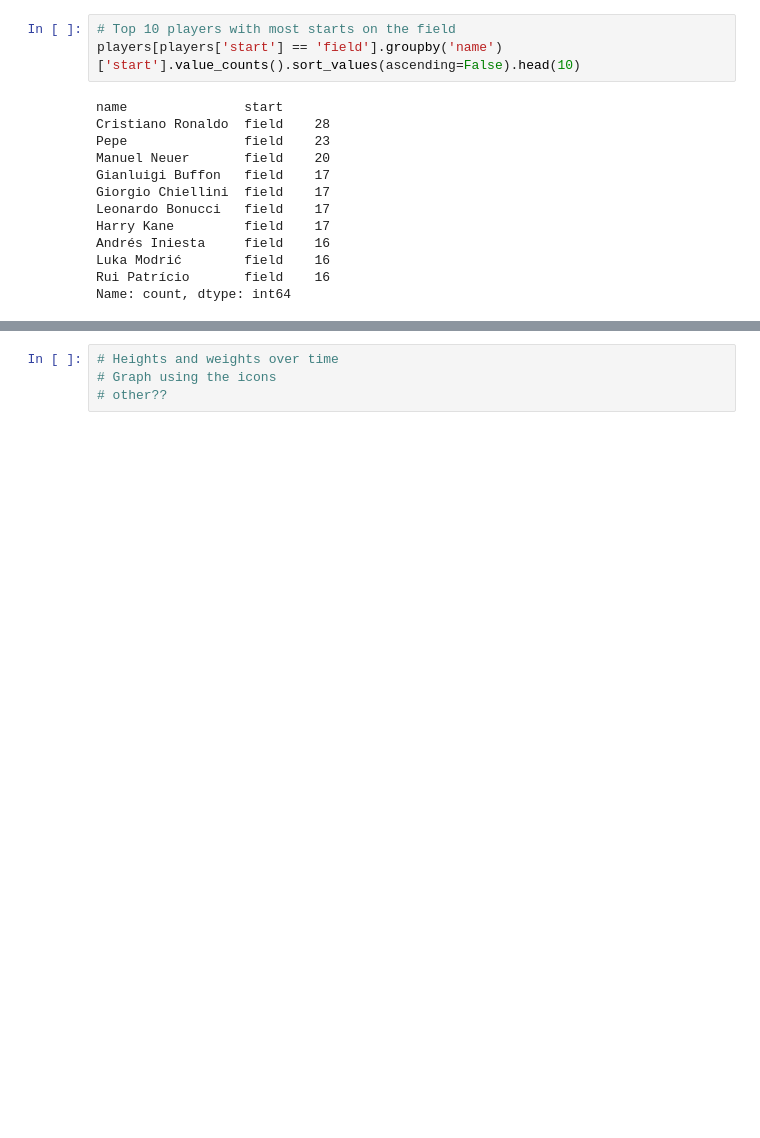
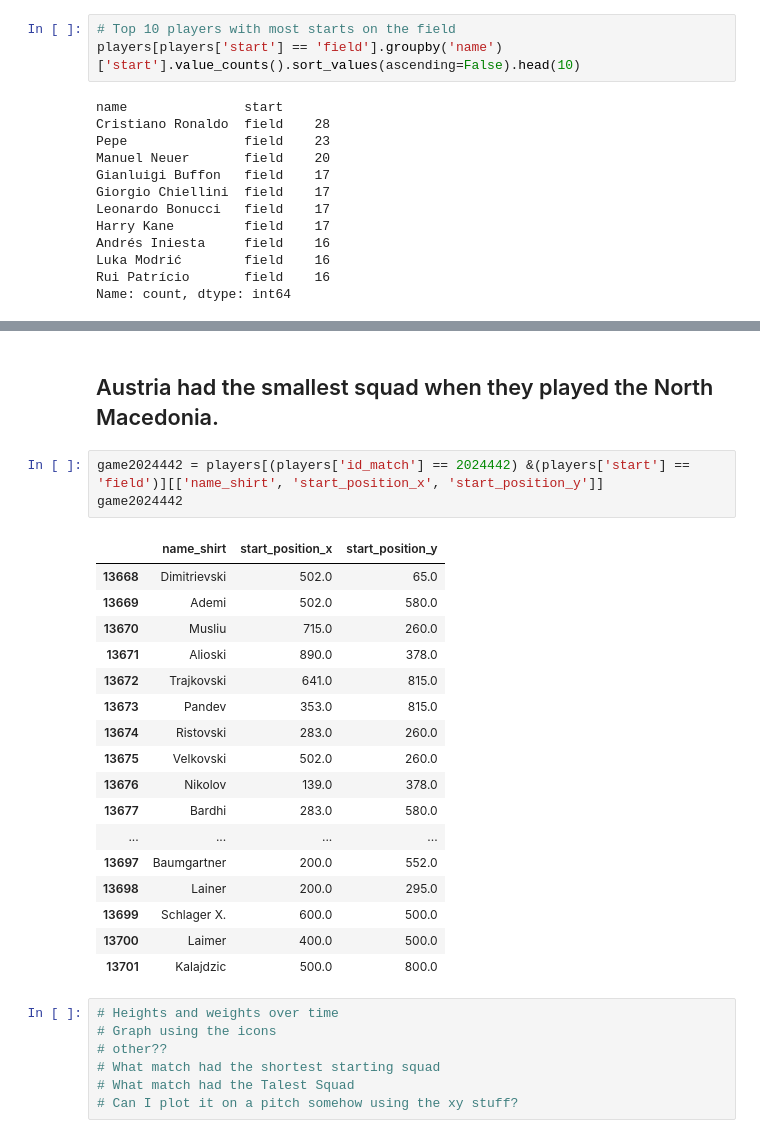
Before and after one commit to D-Walsh33/data-analysis, a Jupyter notebook: UEFA Euro Project/UEFA.ipynb, the cells around one changed output, grey strips where cells are left out. Cells and saved outputs as stored; diff of their text form; blank space fills up the shorter version.

```diff
--- a/UEFA Euro Project/UEFA.ipynb
+++ b/UEFA Euro Project/UEFA.ipynb
@@ -70,4 +97,30 @@ Name: count, dtype: int64
+# %% [markdown]
+## Austria had the smallest squad when they played the North Macedonia.
+# %%
+game2024442 = players[(players['id_match'] == 2024442) &(players['start'] == 'field')][['name_shirt', 'start_position_x', 'start_position_y']]
+game2024442
+# %% [output]
+|  | name_shirt | start_position_x | start_position_y |
+| 13668 | Dimitrievski | 502.0 | 65.0 |
+| 13669 | Ademi | 502.0 | 580.0 |
+| 13670 | Musliu | 715.0 | 260.0 |
+| 13671 | Alioski | 890.0 | 378.0 |
+| 13672 | Trajkovski | 641.0 | 815.0 |
+| 13673 | Pandev | 353.0 | 815.0 |
+| 13674 | Ristovski | 283.0 | 260.0 |
+| 13675 | Velkovski | 502.0 | 260.0 |
+| 13676 | Nikolov | 139.0 | 378.0 |
+| 13677 | Bardhi | 283.0 | 580.0 |
+| ... | ... | ... | ... |
+| 13697 | Baumgartner | 200.0 | 552.0 |
+| 13698 | Lainer | 200.0 | 295.0 |
+| 13699 | Schlager X. | 600.0 | 500.0 |
+| 13700 | Laimer | 400.0 | 500.0 |
+| 13701 | Kalajdzic | 500.0 | 800.0 |
 # %%
 # Heights and weights over time
 # Graph using the icons
 # other??
+# What match had the shortest starting squad
+# What match had the Talest Squad
+# Can I plot it on a pitch somehow using the xy stuff?
```
Also changed, not shown: parts of 2 cells of this notebook.
